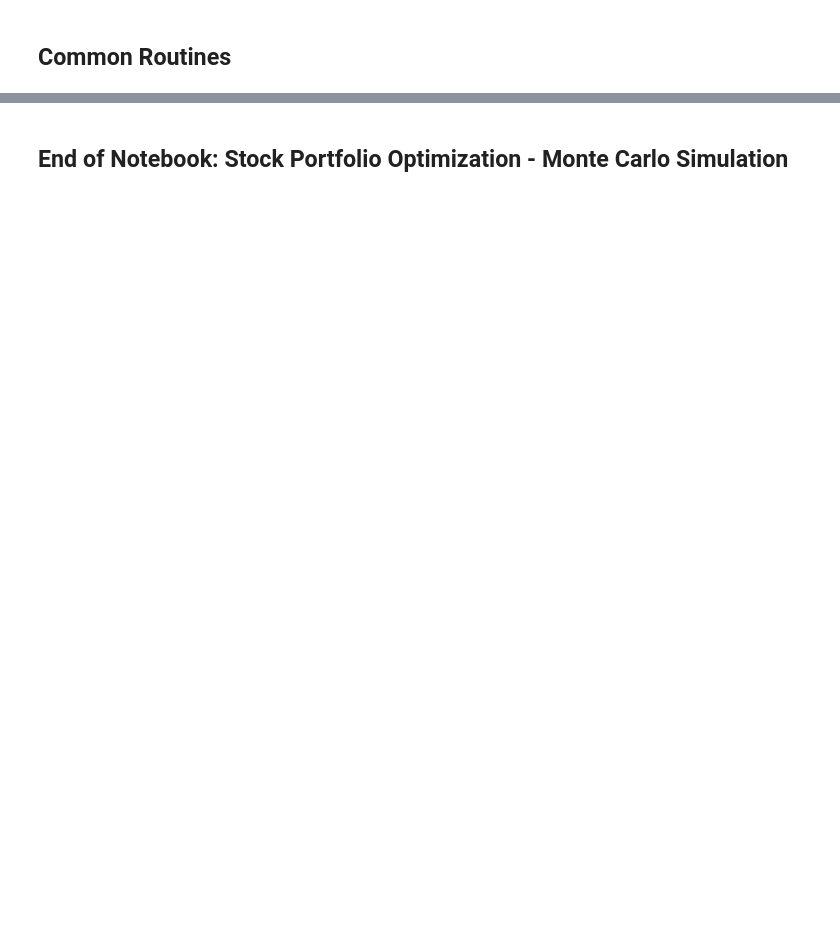
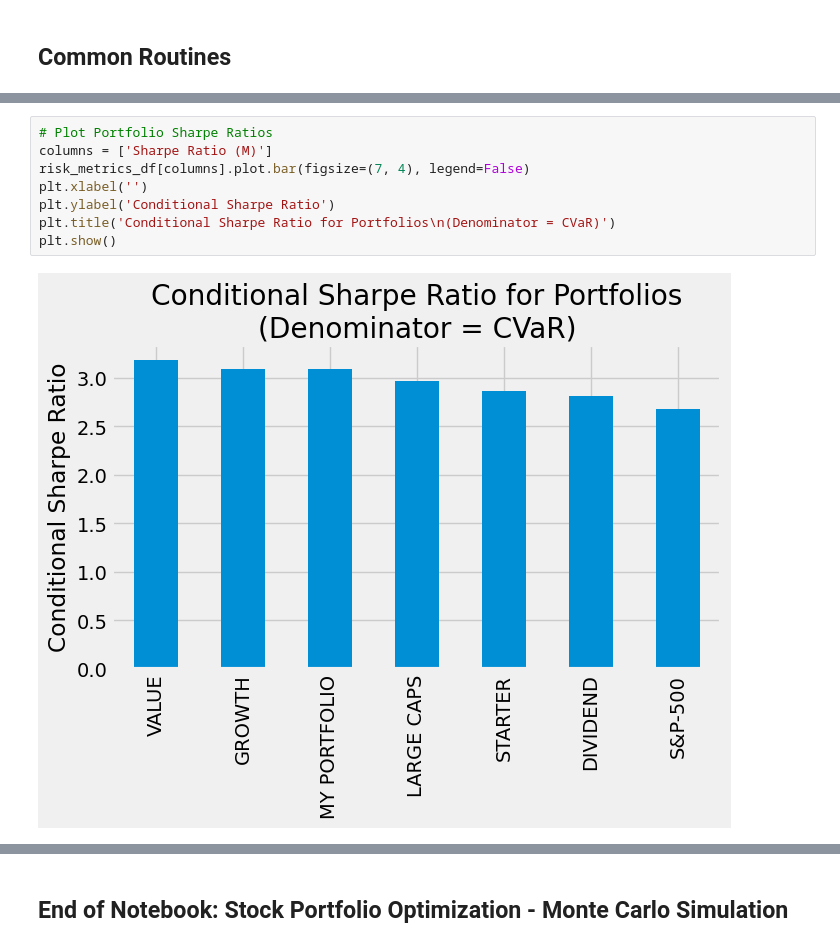
Before and after one commit to RayS1/Stock_Portfolio_Optimization, a Jupyter notebook: Stock_Portfolio_Optimization_Monte_Carlo_Simulation.ipynb, the cells around one changed output, grey strips where cells are left out. Cells and saved outputs as stored; diff of their text form; blank space fills up the shorter version.

```diff
--- a/Stock_Portfolio_Optimization_Monte_Carlo_Simulation.ipynb
+++ b/Stock_Portfolio_Optimization_Monte_Carlo_Simulation.ipynb
@@ -1271,0 +518,10 @@ Optimum Asset Allocation:
+# %%
+# Plot Portfolio Sharpe Ratios
+columns = ['Sharpe Ratio (M)']
+risk_metrics_df[columns].plot.bar(figsize=(7, 4), legend=False)
+plt.xlabel('')
+plt.ylabel('Conditional Sharpe Ratio')
+plt.title('Conditional Sharpe Ratio for Portfolios\n(Denominator = CVaR)')
+plt.show()
+# %% [output]
+[figure, added]
```
Also changed, not shown: parts of 86 cells of this notebook, 3 other files.
